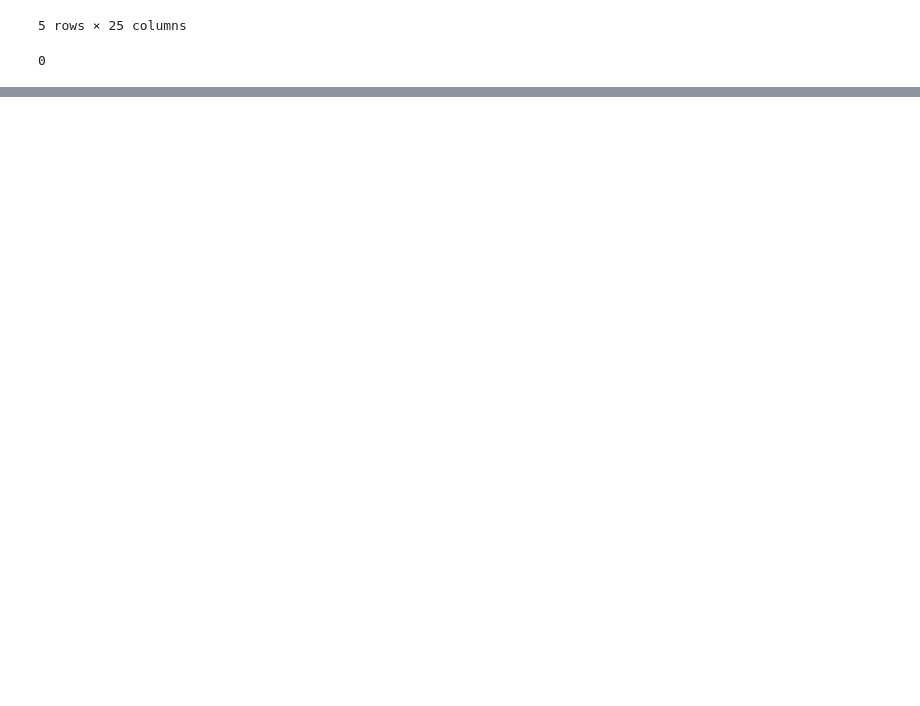
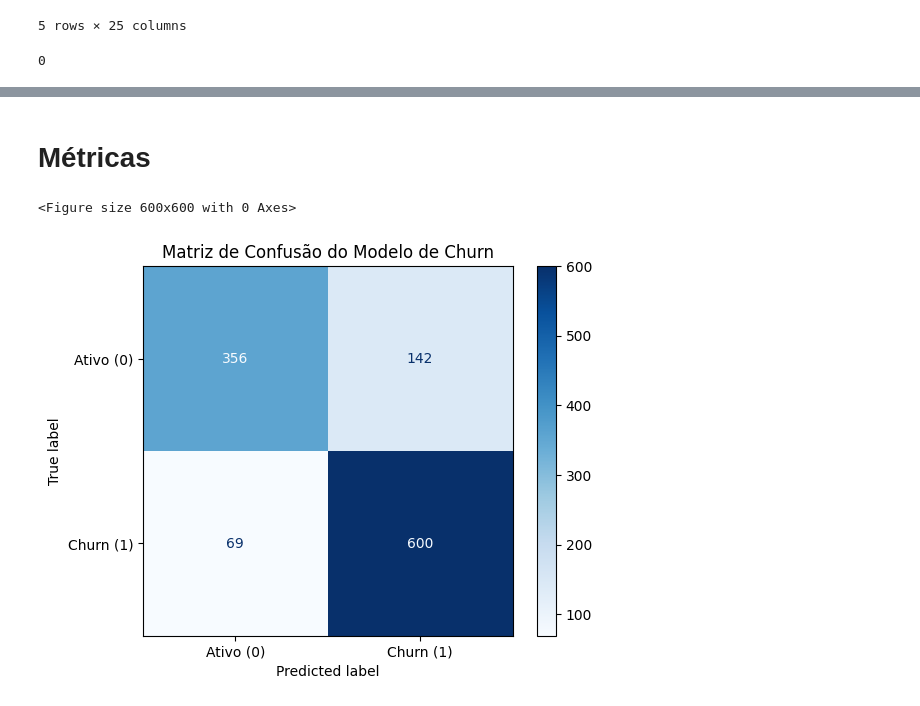
Before and after one commit to victorpecine/ml_predicao_churn, a Jupyter notebook: nb_ml_precidao_churn.ipynb, the cells around one changed output, grey strips where cells are left out. Drawn from its saved outputs; the diff is of its cells as text; code cells hidden in the pictures; blank space fills up the shorter version.

Commit message:
modelo, metricas e relatorio inicial

```diff
--- a/nb_ml_precidao_churn.ipynb
+++ b/nb_ml_precidao_churn.ipynb
@@ -41,0 +102,3 @@ memory usage: 911.8+ KB
+# %%
+y = dataset['churn']
+y
@@ -41,0 +156,9 @@ memory usage: 911.8+ KB
+# %%
+X_limpo = X.drop(columns=[
+    'qtd_subcategorias_distintas', 'qtd_grupos_envolvidos',
+    'qtd_prioridade_normal', 'qtd_prioridade_parcial',
+    'qtd_prioridade_urgente', 'qtd_prioridade_maxima',
+    'valor_ativo_total', 'valor_cancelado_total',
+    'qtd_contratos_ativos', 'qtd_contratos_cancelados'
+    ])
+X_limpo
@@ -41,0 +256,13 @@ memory usage: 911.8+ KB
+# %%
+# Separando os dados em Treino (75%) e Teste (25%) garantindo a mesma proporção de Churn (stratify)
+X_train, X_test, y_train, y_test = train_test_split(
+    X_limpo, y, test_size=0.25, random_state=42, stratify=y
+)
+
+# Padronizando as variáveis (Z-score: Média=0, Desvio Padrão=1)
+scaler = RobustScaler()
+X_train_scaled = scaler.fit_transform(X_train)
+X_test_scaled  = scaler.transform(X_test)
+
+print(f"Base de Treino: {X_train_scaled.shape[0]} amostras")
+print(f"Base de Teste:  {X_test_scaled.shape[0]} amostras")
@@ -41,0 +274,8 @@ memory usage: 911.8+ KB
+# %%
+# Treinando a Regressão Logística
+modelo_churn = LogisticRegression(max_iter=1000, random_state=42)
+modelo_churn.fit(X_train_scaled, y_train)
+
+# Predições
+y_pred  = modelo_churn.predict(X_test_scaled)
+y_probs = modelo_churn.predict_proba(X_test_scaled)[:, 1] # Probabilidade de ser 1 (Churn)
@@ -41,0 +318,14 @@ memory usage: 911.8+ KB
+# %% [markdown]
+# Métricas
+# %%
+# Matriz de Confusão
+cm = confusion_matrix(y_test, y_pred)
+disp = ConfusionMatrixDisplay(confusion_matrix=cm, display_labels=['Ativo (0)', 'Churn (1)'])
+plt.figure(figsize=(6, 6))
+disp.plot(cmap='Blues', values_format='d') # 'd' força a exibição como número inteiro
+
+plt.title('Matriz de Confusão do Modelo de Churn')
+plt.show()
+# %% [output]
+<Figure size 600x600 with 0 Axes>
+[figure, added]
```
Also changed, not shown: parts of 41 cells of this notebook, 9 other files.
